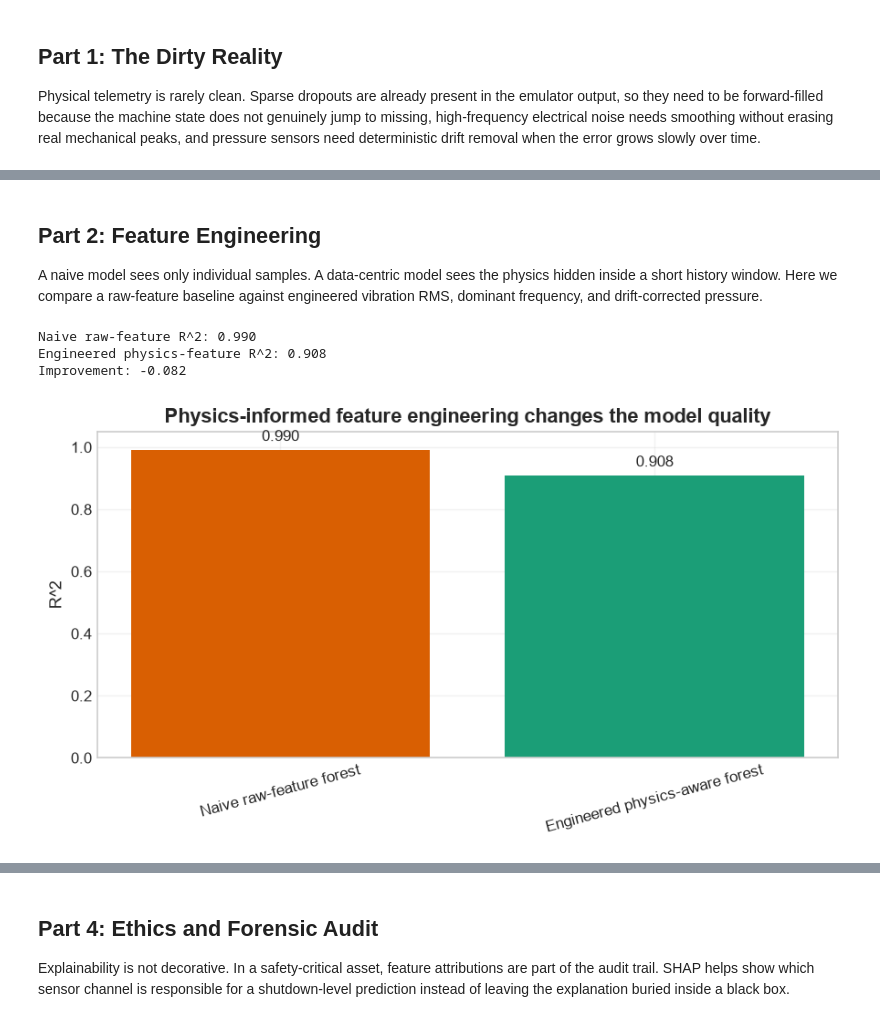
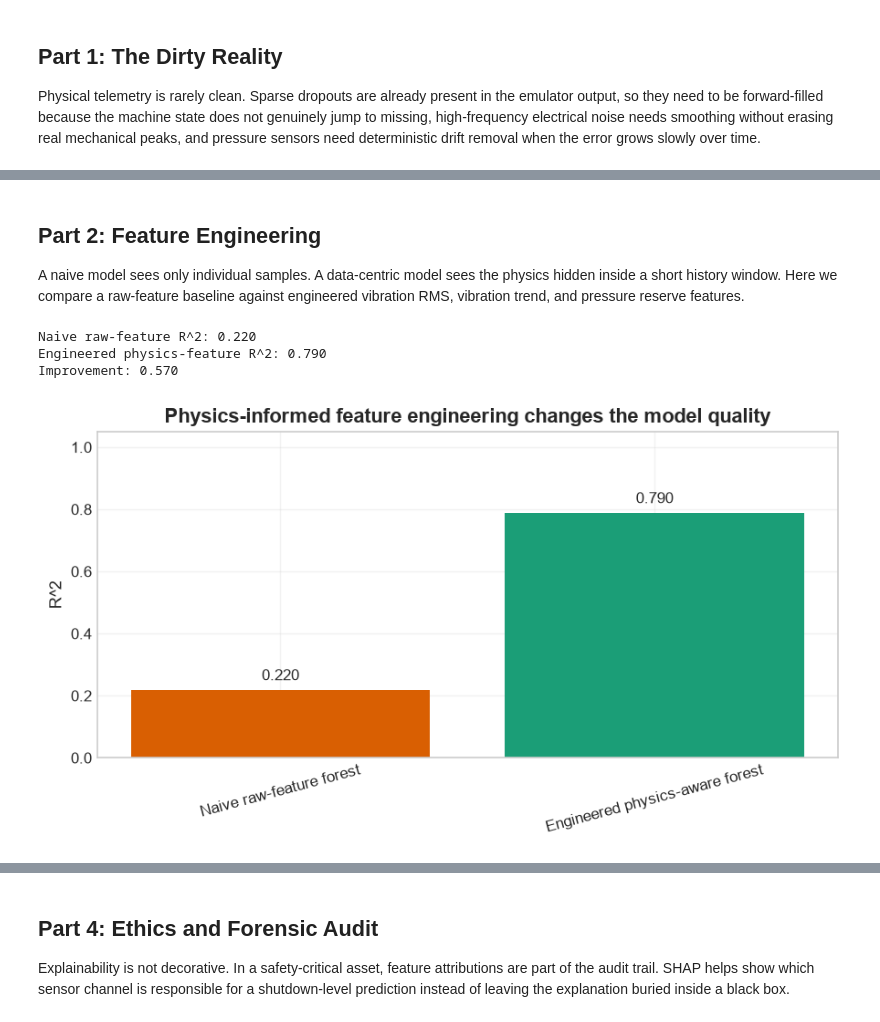
Before and after one commit to JFrusher/DCE-Workshops, a Jupyter notebook: ML+AI_workshop/solutions/solution_MLAI.ipynb, the cells around one changed output, grey strips where cells are left out. Cells and saved outputs as stored; diff of their text form; code cells hidden in the pictures.

```diff
--- a/ML+AI_workshop/solutions/solution_MLAI.ipynb
+++ b/ML+AI_workshop/solutions/solution_MLAI.ipynb
@@ -155,56 +143,80 @@ Injected dropout rows: 1500
 # %% [markdown]
 ## Part 2: Feature Engineering
 
-A naive model sees only individual samples. A data-centric model sees the physics hidden inside a short history window. Here we compare a raw-feature baseline against engineered vibration RMS, dominant frequency, and drift-corrected pressure.
+A naive model sees only individual samples. A data-centric model sees the physics hidden inside a short history window. Here we compare a raw-feature baseline against engineered vibration RMS, vibration trend, and pressure reserve features.
 # %%
 raw_features = ["raw_vibration", "drifted_pressure", "motor_temp"]
-engineered_features = ["vibration_rms", "peak_frequency", "calibrated_pressure", "motor_temp"]
+engineered_features = ["vibration_rms", "vibration_trend", "pressure_reserve", "motor_temp"]
 
-feature_df = working_df.copy()
-feature_df["vibration_rms"] = rolling_rms(feature_df["cleaned_vibration"].to_numpy(), window=61)
-feature_df["peak_frequency"] = rolling_peak_frequency(
-    feature_df["cleaned_vibration"].to_numpy(),
-    window=121,
-    sample_spacing=1.0,
+vibration_rms = rolling_rms(working_df["cleaned_vibration"].to_numpy(), window=61)
+vibration_trend = rolling_trend(working_df["cleaned_vibration"].to_numpy(), window=31)
+pressure_reserve_feature = (
+    working_df["calibrated_pressure"].to_numpy()
+    - pd.Series(working_df["calibrated_pressure"]).rolling(window=91, min_periods=1, center=True).mean().bfill().ffill().to_numpy()
+ )
+
+feature_array = np.column_stack(
+    [
+        working_df["raw_vibration"].to_numpy(),
+        working_df["drifted_pressure"].to_numpy(),
+        working_df["motor_temp"].to_numpy(),
+        vibration_rms,
+        vibration_trend,
+        pressure_reserve_feature,
+        working_df["pump_efficiency"].to_numpy(),
+    ]
+)
+
+feature_df = pd.DataFrame(
+    feature_array,
+    columns=[
+        "raw_vibration",
+        "drifted_pressure",
+        "motor_temp",
+        "vibration_rms",
+        "vibration_trend",
+        "pressure_reserve",
+        "pump_efficiency",
+    ],
 )
 
 train_df, test_df = train_test_split(feature_df, test_size=0.3, random_state=42, shuffle=True)
 
-baseline_model = RandomForestRegressor(n_estimators=50, random_state=42, n_jobs=-1)
+baseline_model = RandomForestRegressor(n_estimators=80, random_state=42, n_jobs=-1)
 baseline_model.fit(train_df[raw_features], train_df["pump_efficiency"])
 baseline_predictions = baseline_model.predict(test_df[raw_features])
 baseline_r2 = r2_score(test_df["pump_efficiency"], baseline_predictions)
 
-engineered_model = RandomForestRegressor(n_estimators=50, random_state=42, n_jobs=-1)
+engineered_model = RandomForestRegressor(n_estimators=120, random_state=42, n_jobs=-1)
 engineered_model.fit(train_df[engineered_features], train_df["pump_efficiency"])
 engineered_predictions = engineered_model.predict(test_df[engineered_features])
 engineered_r2 = r2_score(test_df["pump_efficiency"], engineered_predictions)
 
 print(f"Naive raw-feature R^2: {baseline_r2:.3f}")
 print(f"Engineered physics-feature R^2: {engineered_r2:.3f}")
 print(f"Improvement: {engineered_r2 - baseline_r2:.3f}")
 
 comparison = pd.DataFrame(
     {
         "model": ["Naive raw-feature forest", "Engineered physics-aware forest"],
         "r2": [baseline_r2, engineered_r2],
     }
 )
 fig, ax = plt.subplots(figsize=(7.5, 4.2))
 ax.bar(comparison["model"], comparison["r2"], color=["#d95f02", "#1b9e77"])
 ax.set_ylim(0, 1.05)
 ax.set_ylabel("R^2")
 ax.set_title("Physics-informed feature engineering changes the model quality")
 ax.tick_params(axis="x", rotation=15)
 for idx, value in enumerate(comparison["r2"]):
     ax.text(idx, value + 0.02, f"{value:.3f}", ha="center", va="bottom", fontsize=10)
 plt.tight_layout()
 plt.show()
 # %% [output]
-Naive raw-feature R^2: 0.990
-Engineered physics-feature R^2: 0.908
-Improvement: -0.082
+Naive raw-feature R^2: 0.220
+Engineered physics-feature R^2: 0.790
+Improvement: 0.570
-[figure, old version]
+[figure, new version]
 # %% [markdown]
 ## Part 3: Boundary Concepts and Uncertainty
 
```
Also changed, not shown: parts of 6 cells of this notebook, 4 other files.
